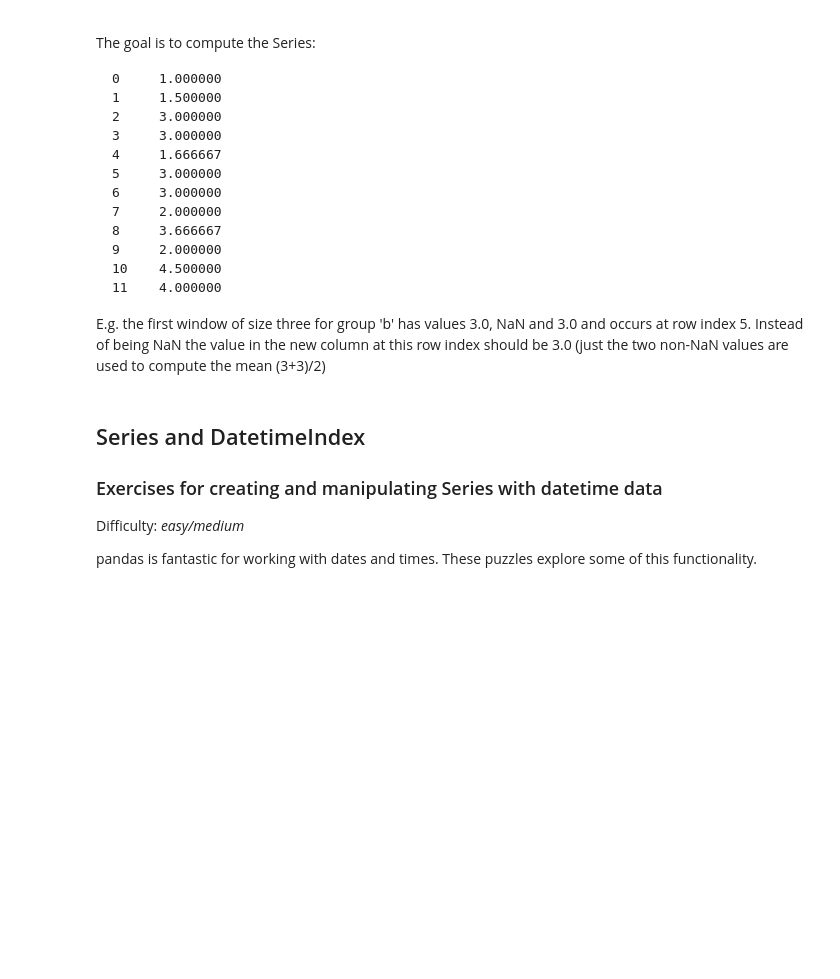
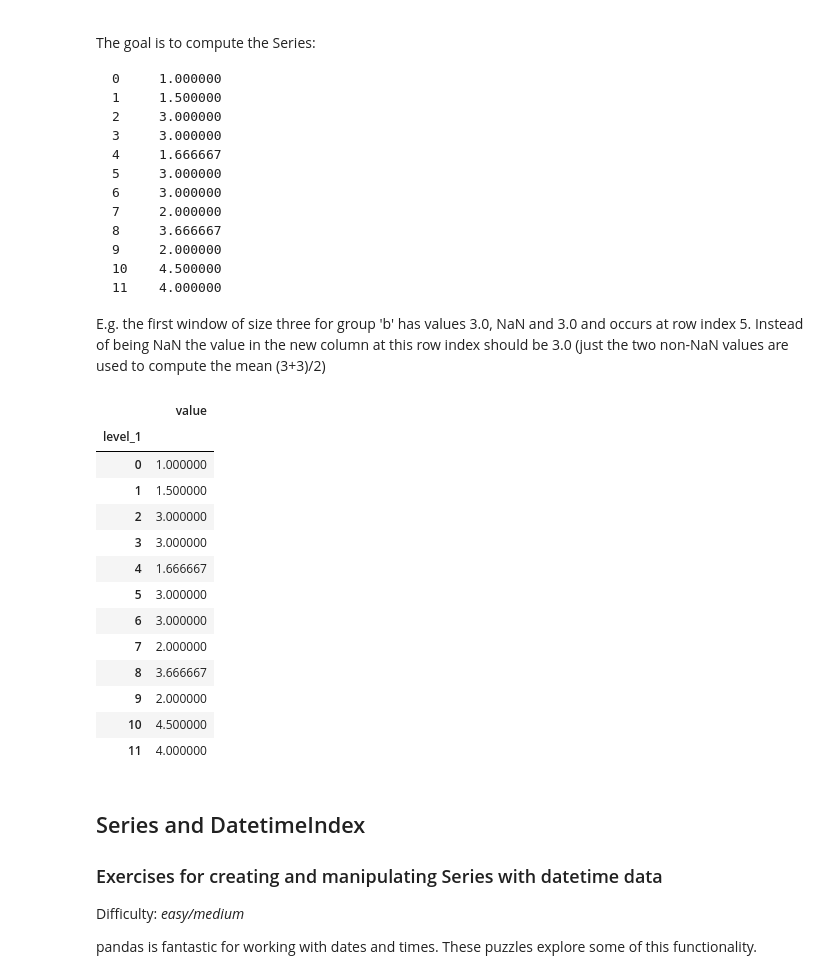
Before and after one commit to KummariJahnavi61/100-pandas-puzzles, a Jupyter notebook: 100-pandas-puzzles.ipynb, the cells around one changed output. Saved outputs shown, nothing was run; the diff lists cells and outputs as text; code cells hidden in the pictures; blank space fills up the shorter version.

````diff
--- a/100-pandas-puzzles.ipynb
+++ b/100-pandas-puzzles.ipynb
@@ -654,6 +654,27 @@ The goal is to compute the Series:
 11    4.000000
 ```
 E.g. the first window of size three for group 'b' has values 3.0, NaN and 3.0 and occurs at row index 5. Instead of being NaN the value in the new column at this row index should be 3.0 (just the two non-NaN values are used to compute the mean (3+3)/2)
+# %%
+df = pd.DataFrame({'group': list('aabbabbbabab'),
+                       'value': [1, 2, 3, np.nan, 2, 3, np.nan, 1, 7, 3, np.nan, 8]})
+
+df=df.groupby('group')['value'].rolling(3,min_periods=1).mean().reset_index()[['level_1','value']]
+df.sort_values('level_1').set_index('level_1')
+# %% [output]
+|  | value |
+| level_1 |  |
+| 0 | 1.000000 |
+| 1 | 1.500000 |
+| 2 | 3.000000 |
+| 3 | 3.000000 |
+| 4 | 1.666667 |
+| 5 | 3.000000 |
+| 6 | 3.000000 |
+| 7 | 2.000000 |
+| 8 | 3.666667 |
+| 9 | 2.000000 |
+| 10 | 4.500000 |
+| 11 | 4.000000 |
 # %% [markdown]
 ## Series and DatetimeIndex
 
````
Also changed, not shown: parts of 6 cells of this notebook.
